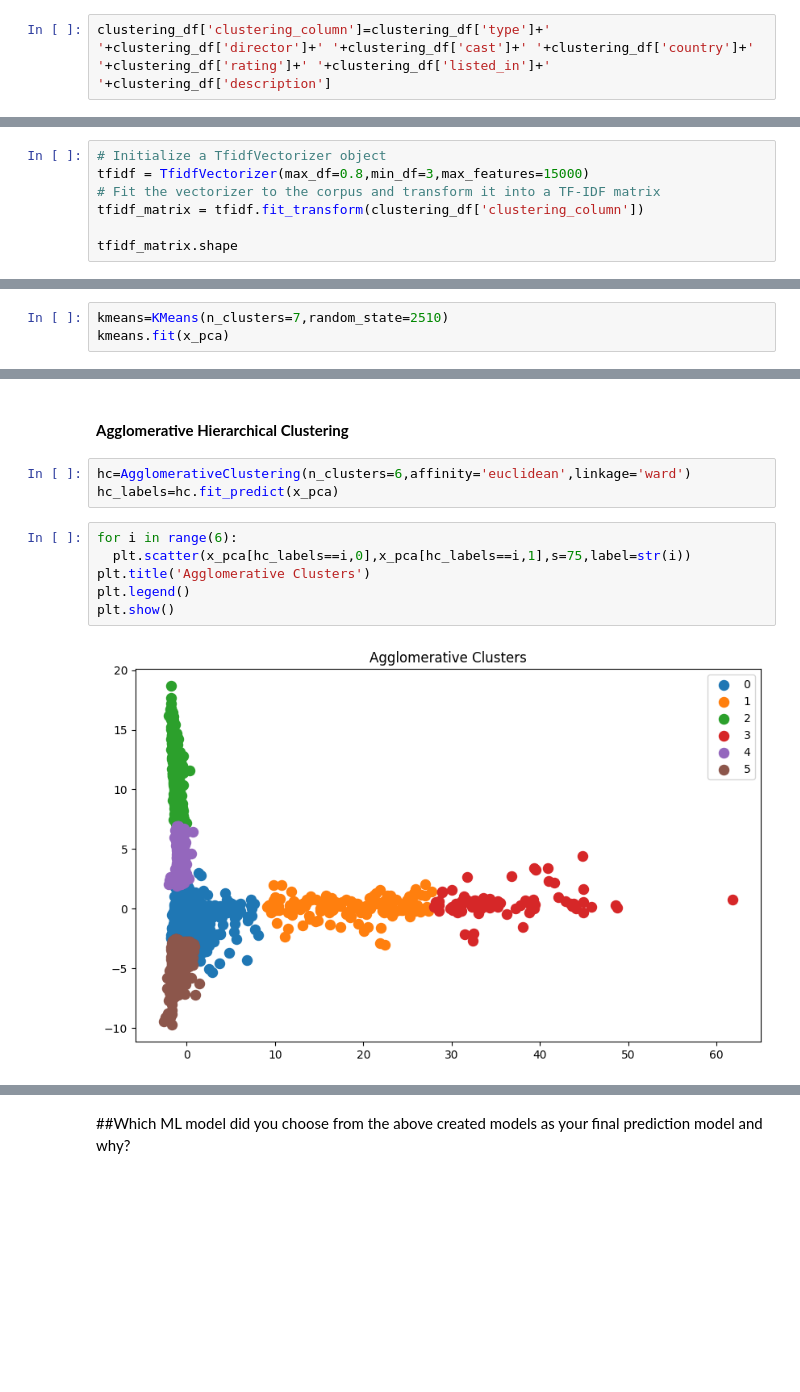
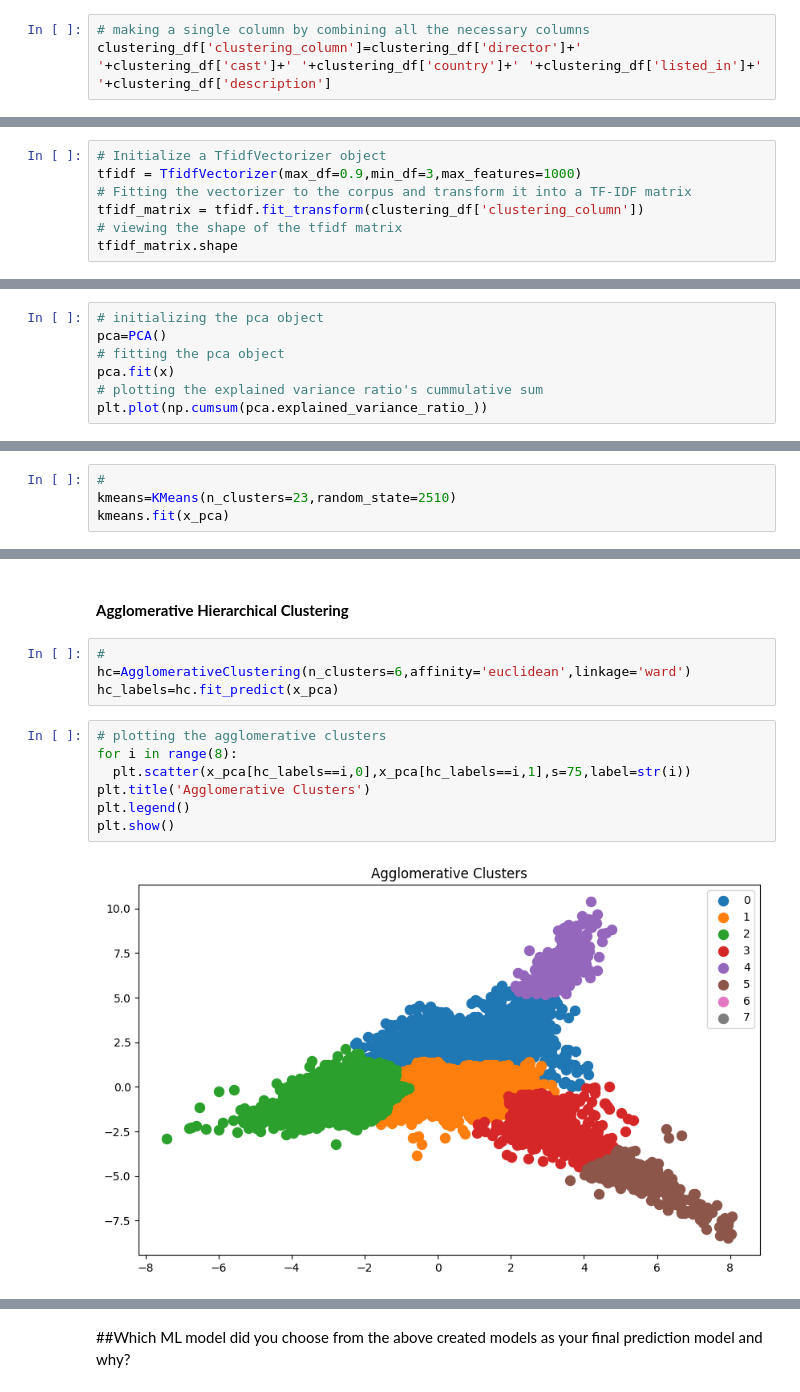
Before and after one commit to LuvMutreja/NETFLIX-MOVIES-AND-TV-SHOWS-CLUSTERING, a Jupyter notebook: Unsupervised_ML_Project_NETFLIX_MOVIES_AND_TV_SHOWS_CLUSTERING_.ipynb, the cells around one changed output, grey strips where cells are left out. Cells and saved outputs as stored; diff of their text form; blank space fills up the shorter version.

```diff
--- a/Unsupervised_ML_Project_NETFLIX_MOVIES_AND_TV_SHOWS_CLUSTERING_.ipynb
+++ b/Unsupervised_ML_Project_NETFLIX_MOVIES_AND_TV_SHOWS_CLUSTERING_.ipynb
@@ -825,3 +902,4 @@ clustering_df.head()
 # %%
-clustering_df['clustering_column']=clustering_df['type']+' '+clustering_df['director']+' '+clustering_df['cast']+' '+clustering_df['country']+' '+clustering_df['rating']+' '+clustering_df['listed_in']+' '+clustering_df['description']
+# making a single column by combining all the necessary columns
+clustering_df['clustering_column']=clustering_df['director']+' '+clustering_df['cast']+' '+clustering_df['country']+' '+clustering_df['listed_in']+' '+clustering_df['description']
 # %%
@@ -956,9 +1055,9 @@ Answer Here.
 from sklearn.feature_extraction.text import TfidfVectorizer
 # %%
 # Initialize a TfidfVectorizer object
-tfidf = TfidfVectorizer(max_df=0.8,min_df=3,max_features=15000)
-# Fit the vectorizer to the corpus and transform it into a TF-IDF matrix
+tfidf = TfidfVectorizer(max_df=0.9,min_df=3,max_features=1000)
+# Fitting the vectorizer to the corpus and transform it into a TF-IDF matrix
 tfidf_matrix = tfidf.fit_transform(clustering_df['clustering_column'])
-
+# viewing the shape of the tfidf matrix
 tfidf_matrix.shape
 # %% [output]
@@ -1000,0 +1104,7 @@ Answer Here.
+# %%
+# initializing the pca object
+pca=PCA()
+# fitting the pca object
+pca.fit(x)
+# plotting the explained variance ratio's cummulative sum
+plt.plot(np.cumsum(pca.explained_variance_ratio_))
@@ -1066,6 +1193,7 @@ px.line(kmeans_df.iloc[1:],x='k',y='silhouette_score')
 # %% [markdown]
 #### Choosing K as 7
 # %%
-kmeans=KMeans(n_clusters=7,random_state=2510)
+#
+kmeans=KMeans(n_clusters=23,random_state=2510)
 kmeans.fit(x_pca)
 # %% [output]
@@ -1145,13 +1287,15 @@ plt.show()
 # %% [markdown]
 #### **Agglomerative Hierarchical Clustering**
 # %%
+#
 hc=AgglomerativeClustering(n_clusters=6,affinity='euclidean',linkage='ward')
 hc_labels=hc.fit_predict(x_pca)
 # %%
-for i in range(6):
+# plotting the agglomerative clusters
+for i in range(8):
   plt.scatter(x_pca[hc_labels==i,0],x_pca[hc_labels==i,1],s=75,label=str(i))
 plt.title('Agglomerative Clusters')
 plt.legend()
 plt.show()
 # %% [output]
-[figure, old version]
+[figure, new version]
```
Also changed, not shown: parts of 275 cells of this notebook.
